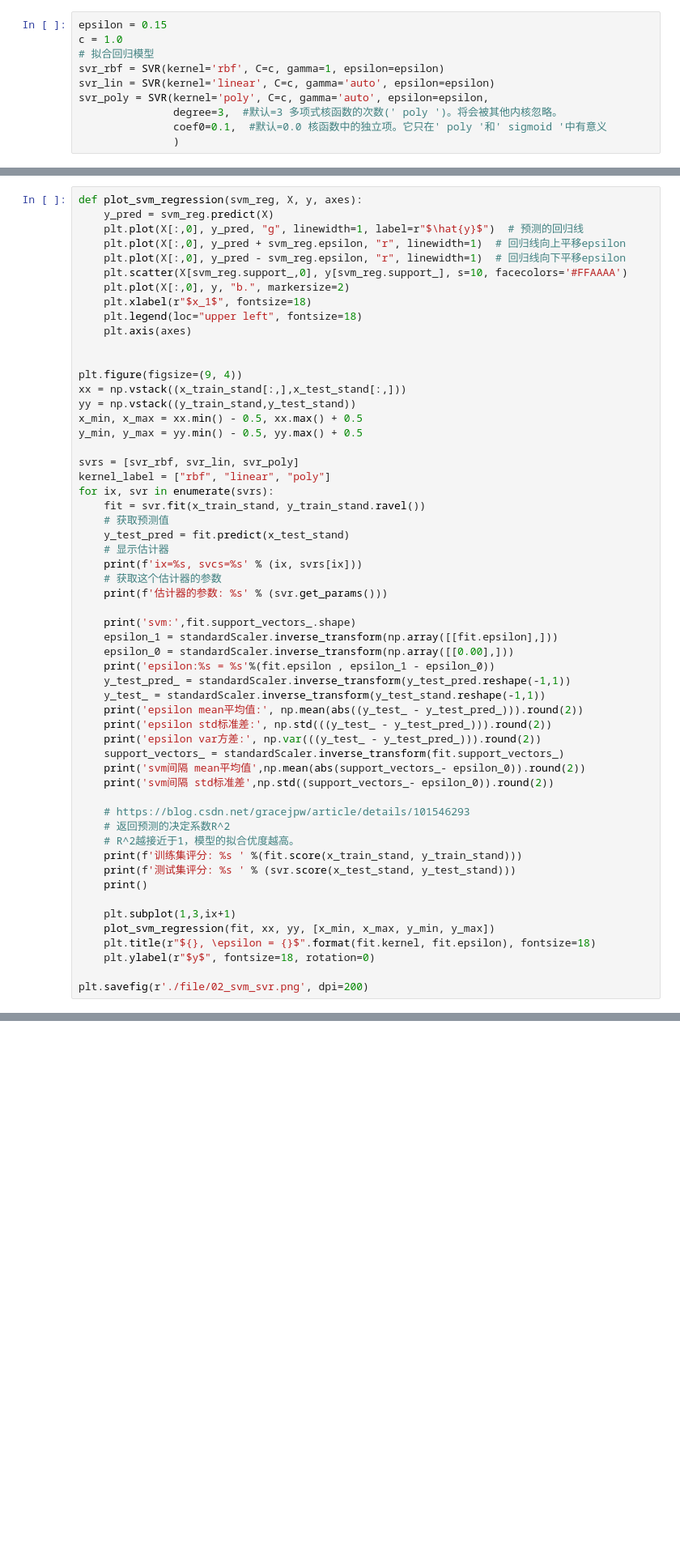
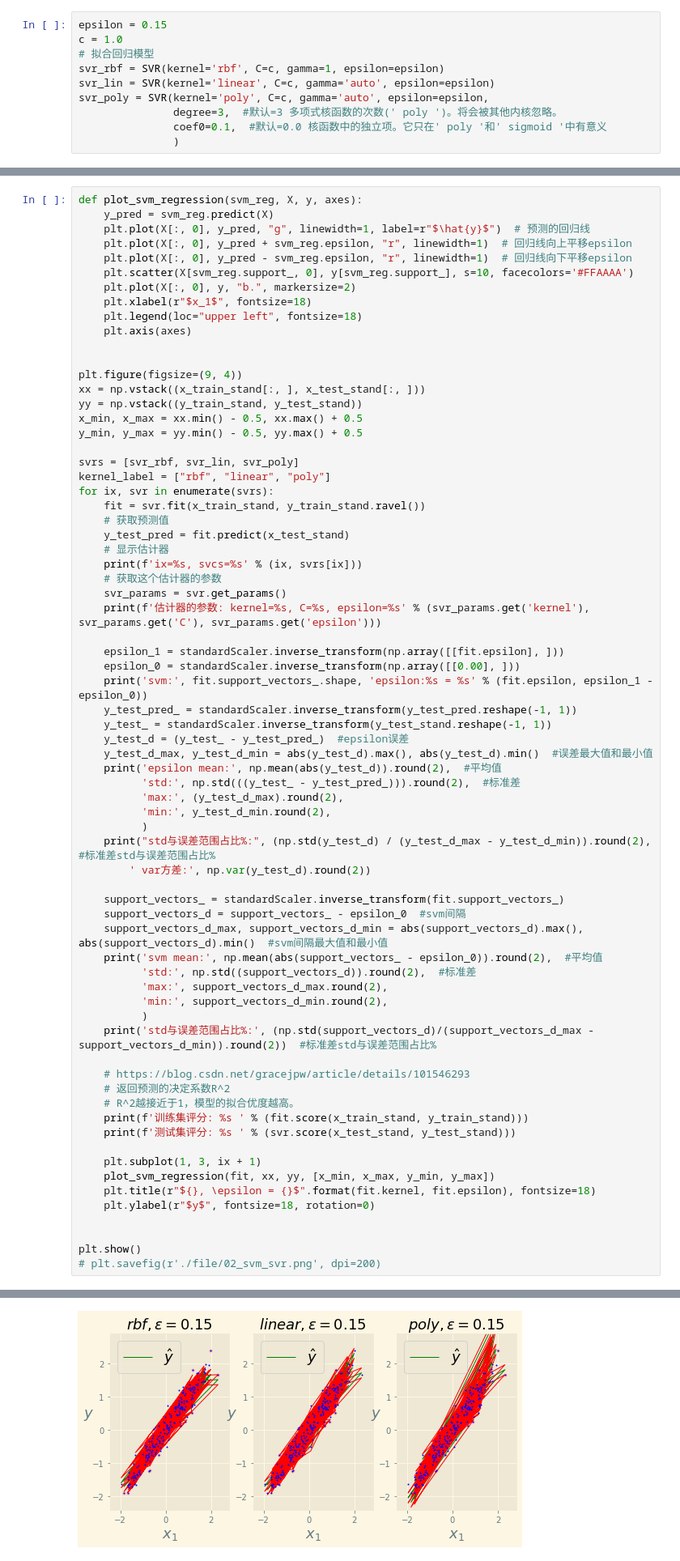
Before and after one commit to vcfriend/python-demo, a Jupyter notebook: myQuant/strategy/03-svm-svr.ipynb, the cells around one changed output, grey strips where cells are left out. Shown at 81% size. Drawn from its saved outputs; the diff is of its cells as text; blank space fills up the shorter version.

```diff
--- a/myQuant/strategy/03-svm-svr.ipynb
+++ b/myQuant/strategy/03-svm-svr.ipynb
@@ -134,19 +213,19 @@ x_train.shape, x_test.shape
 # %%
 def plot_svm_regression(svm_reg, X, y, axes):
     y_pred = svm_reg.predict(X)
-    plt.plot(X[:,0], y_pred, "g", linewidth=1, label=r"$\hat{y}$")  # 预测的回归线
-    plt.plot(X[:,0], y_pred + svm_reg.epsilon, "r", linewidth=1)  # 回归线向上平移epsilon
-    plt.plot(X[:,0], y_pred - svm_reg.epsilon, "r", linewidth=1)  # 回归线向下平移epsilon
-    plt.scatter(X[svm_reg.support_,0], y[svm_reg.support_], s=10, facecolors='#FFAAAA')
-    plt.plot(X[:,0], y, "b.", markersize=2)
+    plt.plot(X[:, 0], y_pred, "g", linewidth=1, label=r"$\hat{y}$")  # 预测的回归线
+    plt.plot(X[:, 0], y_pred + svm_reg.epsilon, "r", linewidth=1)  # 回归线向上平移epsilon
+    plt.plot(X[:, 0], y_pred - svm_reg.epsilon, "r", linewidth=1)  # 回归线向下平移epsilon
+    plt.scatter(X[svm_reg.support_, 0], y[svm_reg.support_], s=10, facecolors='#FFAAAA')
+    plt.plot(X[:, 0], y, "b.", markersize=2)
     plt.xlabel(r"$x_1$", fontsize=18)
     plt.legend(loc="upper left", fontsize=18)
     plt.axis(axes)
 
 
 plt.figure(figsize=(9, 4))
-xx = np.vstack((x_train_stand[:,],x_test_stand[:,]))
-yy = np.vstack((y_train_stand,y_test_stand))
+xx = np.vstack((x_train_stand[:, ], x_test_stand[:, ]))
+yy = np.vstack((y_train_stand, y_test_stand))
 x_min, x_max = xx.min() - 0.5, xx.max() + 0.5
 y_min, y_max = yy.min() - 0.5, yy.max() + 0.5
 
@@ -159,31 +238,46 @@ for ix, svr in enumerate(svrs):
     # 显示估计器
     print(f'ix=%s, svcs=%s' % (ix, svrs[ix]))
     # 获取这个估计器的参数
-    print(f'估计器的参数: %s' % (svr.get_params()))
+    svr_params = svr.get_params()
+    print(f'估计器的参数: kernel=%s, C=%s, epsilon=%s' % (svr_params.get('kernel'), svr_params.get('C'), svr_params.get('epsilon')))
 
-    print('svm:',fit.support_vectors_.shape)
-    epsilon_1 = standardScaler.inverse_transform(np.array([[fit.epsilon],]))
-    epsilon_0 = standardScaler.inverse_transform(np.array([[0.00],]))
-    print('epsilon:%s = %s'%(fit.epsilon , epsilon_1 - epsilon_0))
-    y_test_pred_ = standardScaler.inverse_transform(y_test_pred.reshape(-1,1))
-    y_test_ = standardScaler.inverse_transform(y_test_stand.reshape(-1,1))
-    print('epsilon mean平均值:', np.mean(abs((y_test_ - y_test_pred_))).round(2))
-    print('epsilon std标准差:', np.std(((y_test_ - y_test_pred_))).round(2))
-    print('epsilon var方差:', np.var(((y_test_ - y_test_pred_))).round(2))
+    epsilon_1 = standardScaler.inverse_transform(np.array([[fit.epsilon], ]))
+    epsilon_0 = standardScaler.inverse_transform(np.array([[0.00], ]))
+    print('svm:', fit.support_vectors_.shape, 'epsilon:%s = %s' % (fit.epsilon, epsilon_1 - epsilon_0))
+    y_test_pred_ = standardScaler.inverse_transform(y_test_pred.reshape(-1, 1))
+    y_test_ = standardScaler.inverse_transform(y_test_stand.reshape(-1, 1))
+    y_test_d = (y_test_ - y_test_pred_)  #epsilon误差
+    y_test_d_max, y_test_d_min = abs(y_test_d).max(), abs(y_test_d).min()  #误差最大值和最小值
+    print('epsilon mean:', np.mean(abs(y_test_d)).round(2),  #平均值
+          'std:', np.std(((y_test_ - y_test_pred_))).round(2),  #标准差
+          'max:', (y_test_d_max).round(2),
+          'min:', y_test_d_min.round(2),
+          )
+    print("std与误差范围占比%:", (np.std(y_test_d) / (y_test_d_max - y_test_d_min)).round(2),  #标准差std与误差范围占比%
+        ' var方差:', np.var(y_test_d).round(2))
+
     support_vectors_ = standardScaler.inverse_transform(fit.support_vectors_)
-    print('svm间隔 mean平均值',np.mean(abs(support_vectors_- epsilon_0)).round(2))
-    print('svm间隔 std标准差',np.std((support_vectors_- epsilon_0)).round(2))
+    support_vectors_d = support_vectors_ - epsilon_0  #svm间隔
+    support_vectors_d_max, support_vectors_d_min = abs(support_vectors_d).max(), abs(support_vectors_d).min()  #svm间隔最大值和最小值
+    print('svm mean:', np.mean(abs(support_vectors_ - epsilon_0)).round(2),  #平均值
+          'std:', np.std((support_vectors_d)).round(2),  #标准差
+          'max:', support_vectors_d_max.round(2),
+          'min:', support_vectors_d_min.round(2),
+          )
+    print('std与误差范围占比%:', (np.std(support_vectors_d)/(support_vectors_d_max - support_vectors_d_min)).round(2))  #标准差std与误差范围占比%
 
     # https://blog.csdn.net/gracejpw/article/details/101546293
     # 返回预测的决定系数R^2
     # R^2越接近于1，模型的拟合优度越高。
-    print(f'训练集评分: %s ' %(fit.score(x_train_stand, y_train_stand)))
+    print(f'训练集评分: %s ' % (fit.score(x_train_stand, y_train_stand)))
     print(f'测试集评分: %s ' % (svr.score(x_test_stand, y_test_stand)))
-    print()
 
-    plt.subplot(1,3,ix+1)
+    plt.subplot(1, 3, ix + 1)
     plot_svm_regression(fit, xx, yy, [x_min, x_max, y_min, y_max])
     plt.title(r"${}, \epsilon = {}$".format(fit.kernel, fit.epsilon), fontsize=18)
     plt.ylabel(r"$y$", fontsize=18, rotation=0)
 
-plt.savefig(r'./file/02_svm_svr.png', dpi=200)
+
+plt.show()
+# plt.savefig(r'./file/02_svm_svr.png', dpi=200)
+# %% [output]
@@ -190,3 +301,4 @@ plt.savefig(r'./file/02_svm_svr.png', dpi=200)
+[figure, added]
 # %%
 svrs = [svr_rbf, svr_lin, svr_poly]
 
```
Also changed, not shown: parts of 15 cells of this notebook, 5 other files.
